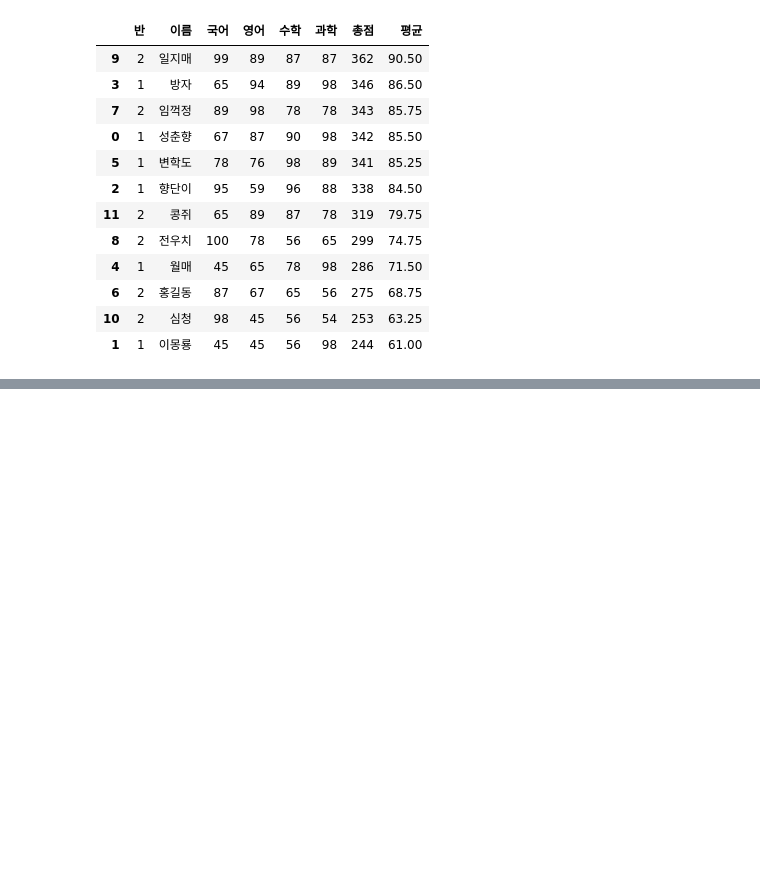
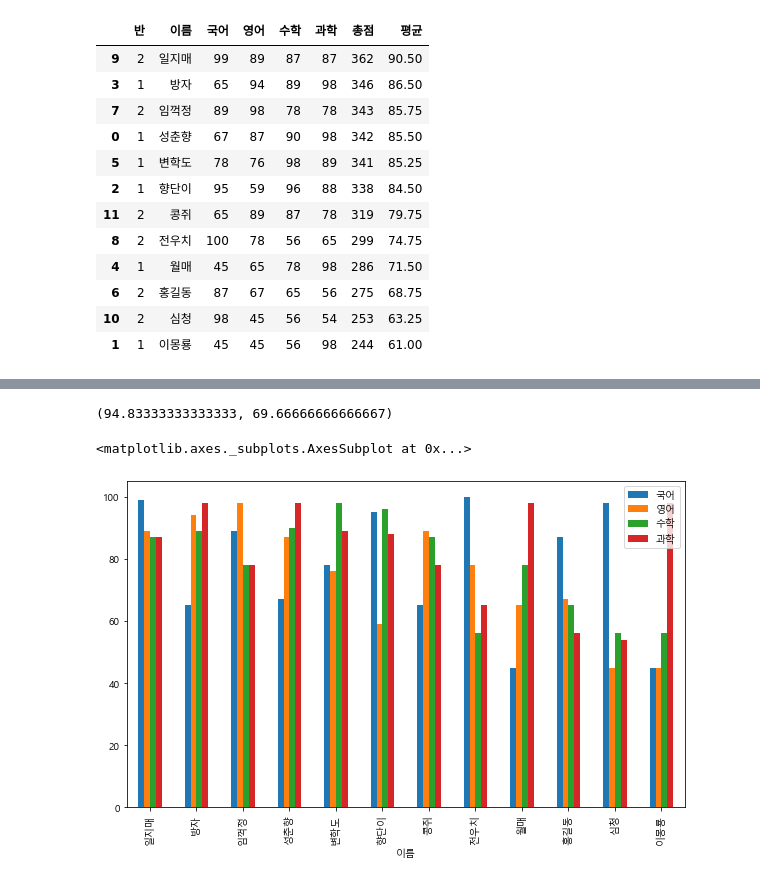
Before and after one commit to gotocernlikelion/study_ai, a Jupyter notebook: day02.ipynb, the cells around one changed output, grey strips where cells are left out. Saved outputs shown, nothing was run; the diff lists cells and outputs as text; code cells hidden in the pictures; blank space fills up the shorter version.

```diff
--- a/day02.ipynb
+++ b/day02.ipynb
@@ -86,0 +168,9 @@ df2
+# %%
+class_1['과학'].sum()/6 , class_2['과학'].sum()/6
+# %% [output]
+(94.83333333333333, 69.66666666666667)
+# %%
+sorted_df[subjects].plot(kind='bar',figsize=(10,6))
+# %% [output]
+<matplotlib.axes._subplots.AxesSubplot at 0x...>
+[figure, added]
```
Also changed, not shown: parts of 59 cells of this notebook.
